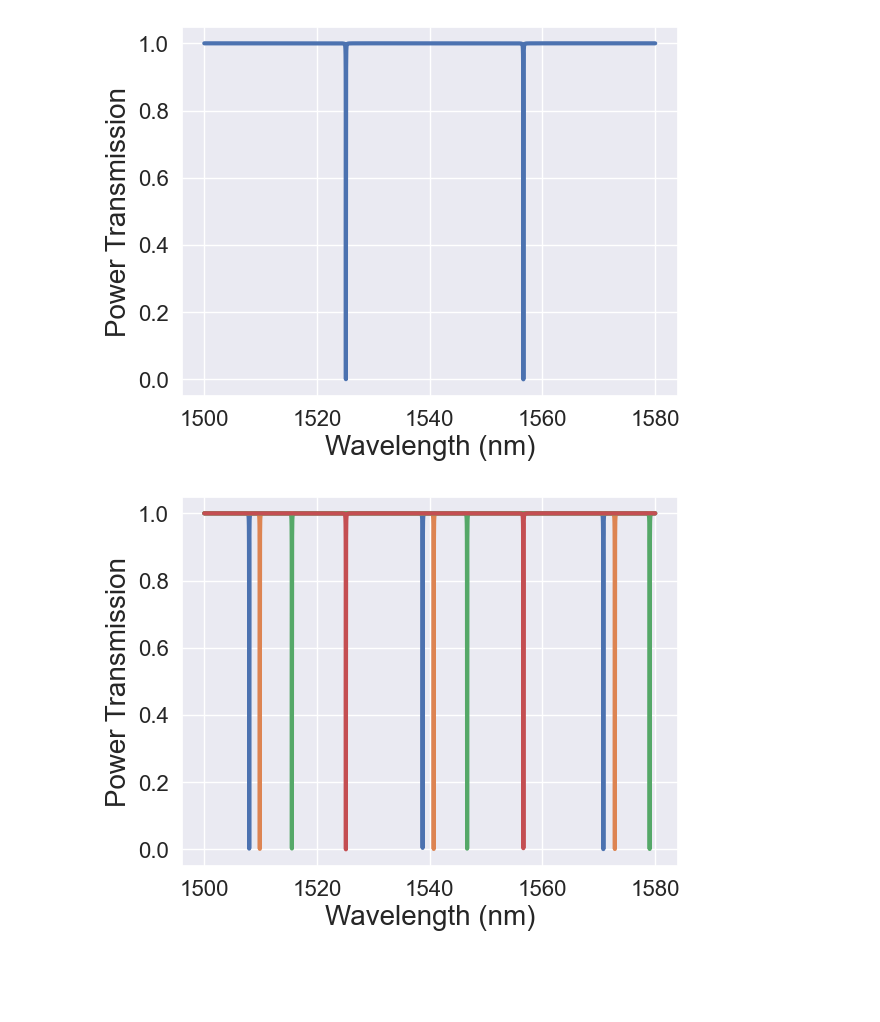
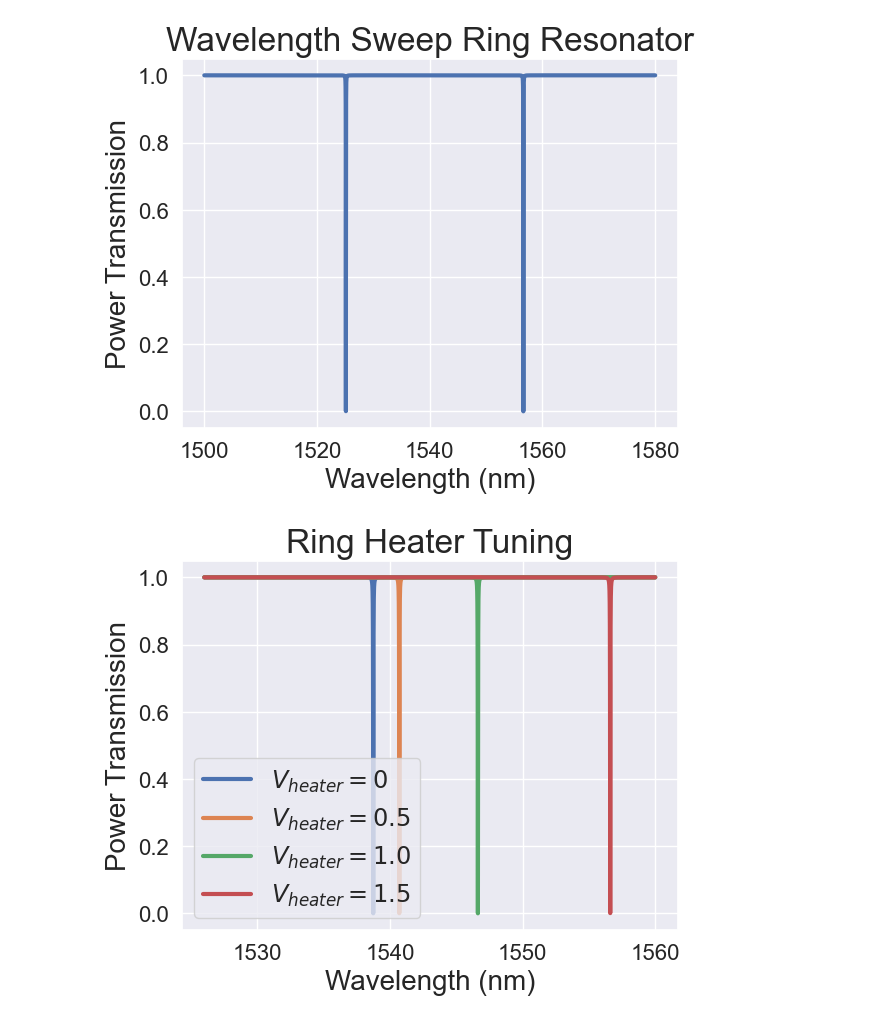
Before and after one commit to alexsludds/photonflux, a Jupyter notebook: examples/ring_resonator_test.ipynb, the cells around one changed output. Saved outputs shown, nothing was run; the diff lists cells and outputs as text; code cells hidden in the pictures; blank space fills up the shorter version.

Commit message:
Updated MZI and ring examples.

```diff
--- a/examples/ring_resonator_test.ipynb
+++ b/examples/ring_resonator_test.ipynb
@@ -11,5 +11,7 @@ import matplotlib.pyplot as plt
 # %%
 c = gf.Component()
-ring_ref = c << gf.components.ring_single_pn()
+ring_ref = c << gf.components.ring_single()
 c.add_ports(ring_ref.ports)
 ring_netlist_for_test = c.get_netlist()
+
+c
@@ -48,11 +54,12 @@ plt.figure()
 plt.plot(wavelength_sweep*1e9,storage)
 plt.xlabel("Wavelength (nm)")
 plt.ylabel("Power Transmission")
+plt.title("Wavelength Sweep Ring Resonator")
 plt.show()
 
-ring_ref = ring_circuit.return_components_callback(["ring_single_pn_1"])[0]
+ring_ref = ring_circuit.return_components_callback(["ring_single_1"])[0]
 
-wavelength_sweep = np.linspace(1.50e-6,1.58e-6,num=50000)
+wavelength_sweep = np.linspace(1.526e-6,1.560e-6,num=50000)
 storage_V0 = []
 storage_V05 = []
 storage_V1 = []
@@ -63,32 +70,40 @@ for wl in wavelength_sweep:
     ring_circuit.update_all_edges()
     detector_value = ring_circuit.readout_from_photodetectors()
     storage_V0.append(detector_value[0])
 
     ring_ref.update_voltage(0.5)
     ring_circuit.update_all_edges()
     detector_value = ring_circuit.readout_from_photodetectors()
     storage_V05.append(detector_value[0])
 
     ring_ref.update_voltage(1.0)
     ring_circuit.update_all_edges()
     detector_value = ring_circuit.readout_from_photodetectors()
     storage_V1.append(detector_value[0])
 
     ring_ref.update_voltage(1.5)
     ring_circuit.update_all_edges()
     detector_value = ring_circuit.readout_from_photodetectors()
     storage_V15.append(detector_value[0])
 
 ring_circuit.update_wavelength(1.55e-6)
 
 plt.figure()
 plt.plot(wavelength_sweep*1e9,storage_V0)
 plt.plot(wavelength_sweep*1e9,storage_V05)
 plt.plot(wavelength_sweep*1e9,storage_V1)
 plt.plot(wavelength_sweep*1e9,storage_V15)
+plt.legend([
+    r"$V_{heater}=0$",
+    r"$V_{heater}=0.5$",
+    r"$V_{heater}=1.0$",
+    r"$V_{heater}=1.5$"
+    ],
+    loc='lower left')
 plt.xlabel("Wavelength (nm)")
 plt.ylabel("Power Transmission")
+plt.title("Ring Heater Tuning")
 plt.show()
 # %% [output]
-[figure, old version]
+[figure, new version]
-[figure, old version]
+[figure, new version]
```
Also changed, not shown: parts of 3 cells of this notebook, 2 other files.
